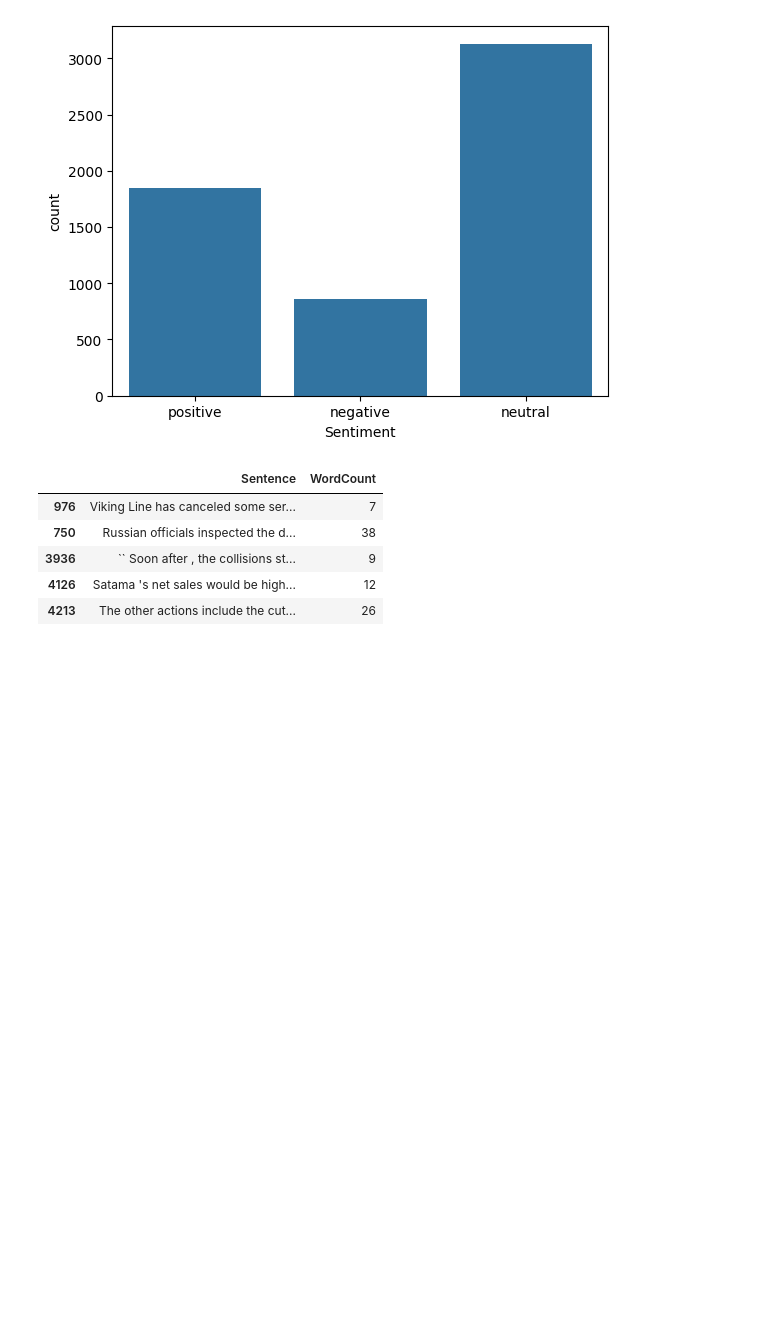
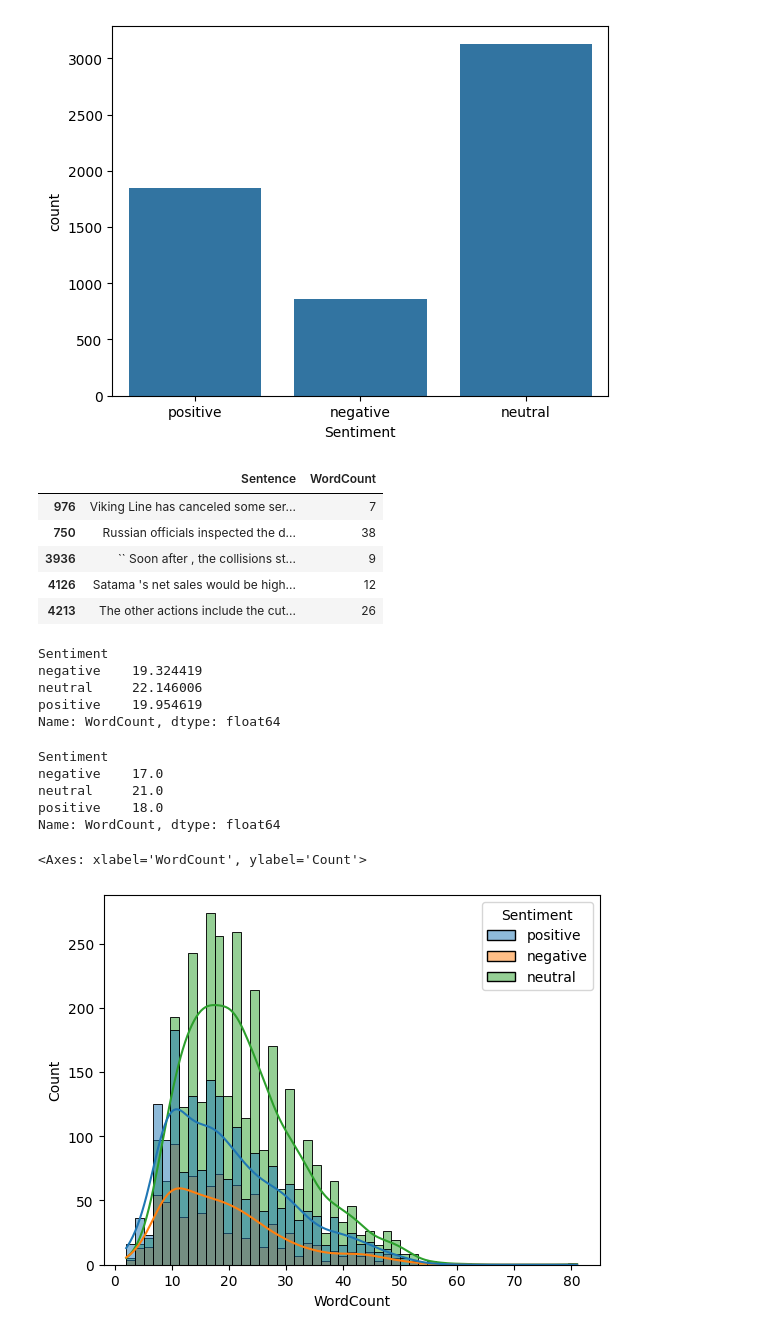
Before and after one commit to ganeshteli/sentiment-analysis-with-neural-networks, a Jupyter notebook: app.ipynb, the cells around one changed output. Saved outputs shown, nothing was run; the diff lists cells and outputs as text; code cells hidden in the pictures; blank space fills up the shorter version.

Commit message:
Plot sentiment probability density and distribution

```diff
--- a/app.ipynb
+++ b/app.ipynb
@@ -65,3 +65,24 @@ financial_data[["Sentence", "WordCount"]].sample(5)
 | 3936 | `` Soon after , the collisions st... | 9 |
 | 4126 | Satama 's net sales would be high... | 12 |
 | 4213 | The other actions include the cut... | 26 |
+# %%
+financial_data.groupby("Sentiment")["WordCount"].mean()
+# %% [output]
+Sentiment
+negative    19.324419
+neutral     22.146006
+positive    19.954619
+Name: WordCount, dtype: float64
+# %%
+financial_data.groupby("Sentiment")["WordCount"].median()
+# %% [output]
+Sentiment
+negative    17.0
+neutral     21.0
+positive    18.0
+Name: WordCount, dtype: float64
+# %%
+sns.histplot(data = financial_data, x = "WordCount", hue = "Sentiment", kde = True)
+# %% [output]
+<Axes: xlabel='WordCount', ylabel='Count'>
+[figure, added]
```
Also changed, not shown: parts of 1 cell of this notebook.
